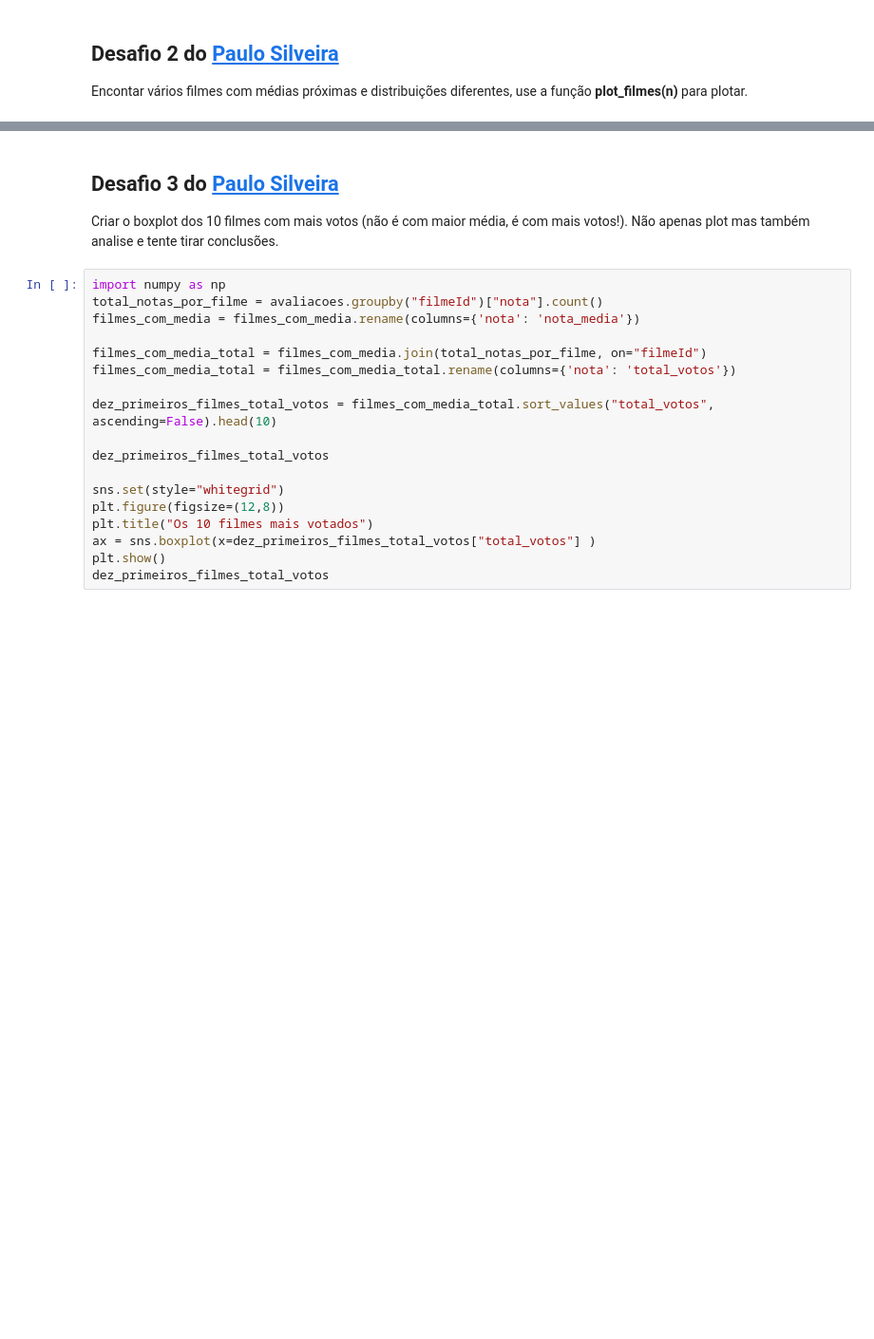
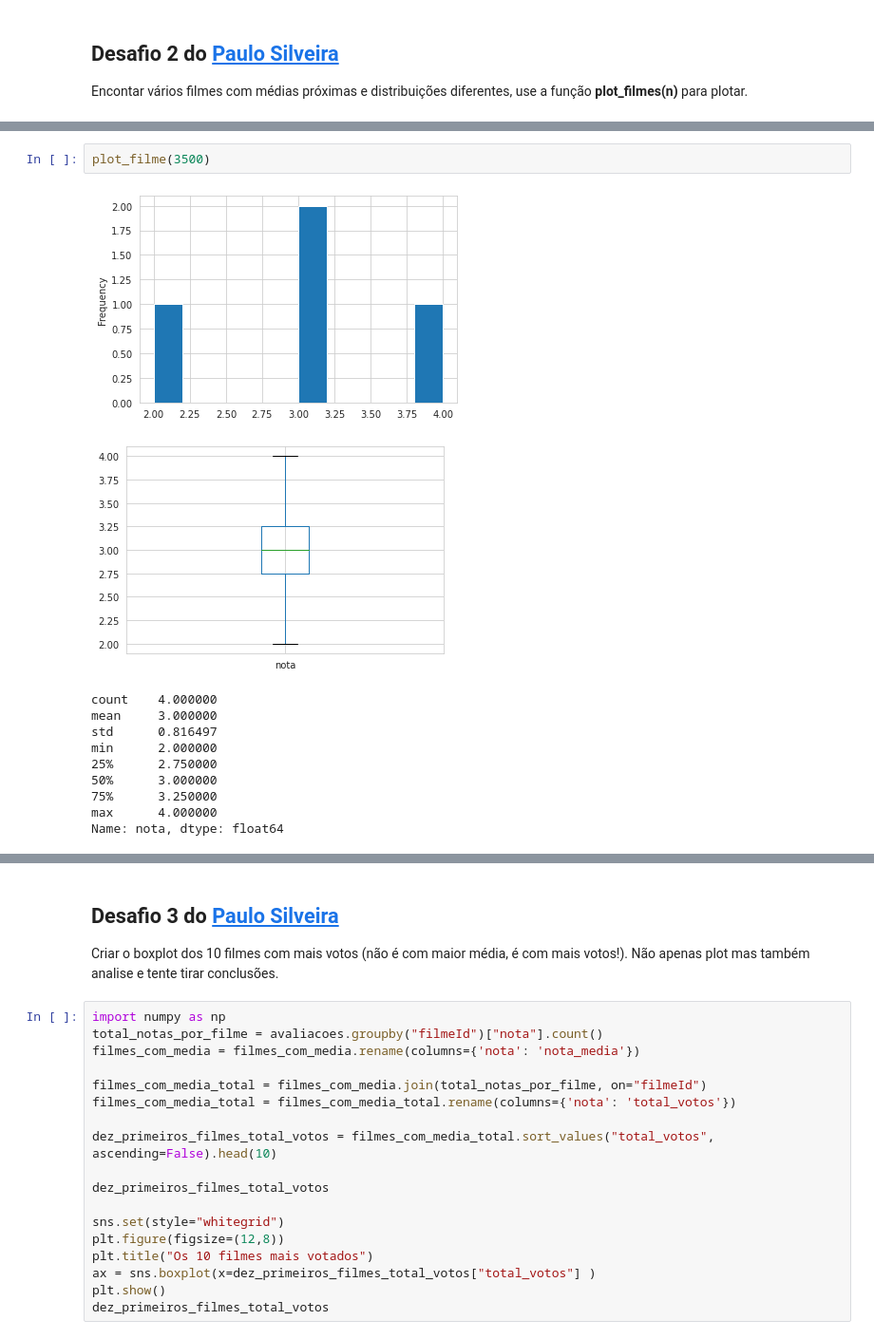
Before and after one commit to itimes-digital/quarentena-dados-alura, a Jupyter notebook: QuarentenaDados_aula02.ipynb, the cells around one changed output, grey strips where cells are left out. Shown at 95% size. Saved outputs shown, nothing was run; the diff lists cells and outputs as text; blank space fills up the shorter version.

```diff
--- a/QuarentenaDados_aula02.ipynb
+++ b/QuarentenaDados_aula02.ipynb
@@ -860,0 +847,14 @@ Encontar vários filmes com médias próximas e distribuições diferentes, use
+# %%
+plot_filme(3500)
+# %% [output]
+[figure, added]
+[figure, added]
+count    4.000000
+mean     3.000000
+std      0.816497
+min      2.000000
+25%      2.750000
+50%      3.000000
+75%      3.250000
+max      4.000000
+Name: nota, dtype: float64
```
Also changed, not shown: parts of 12 cells of this notebook.
